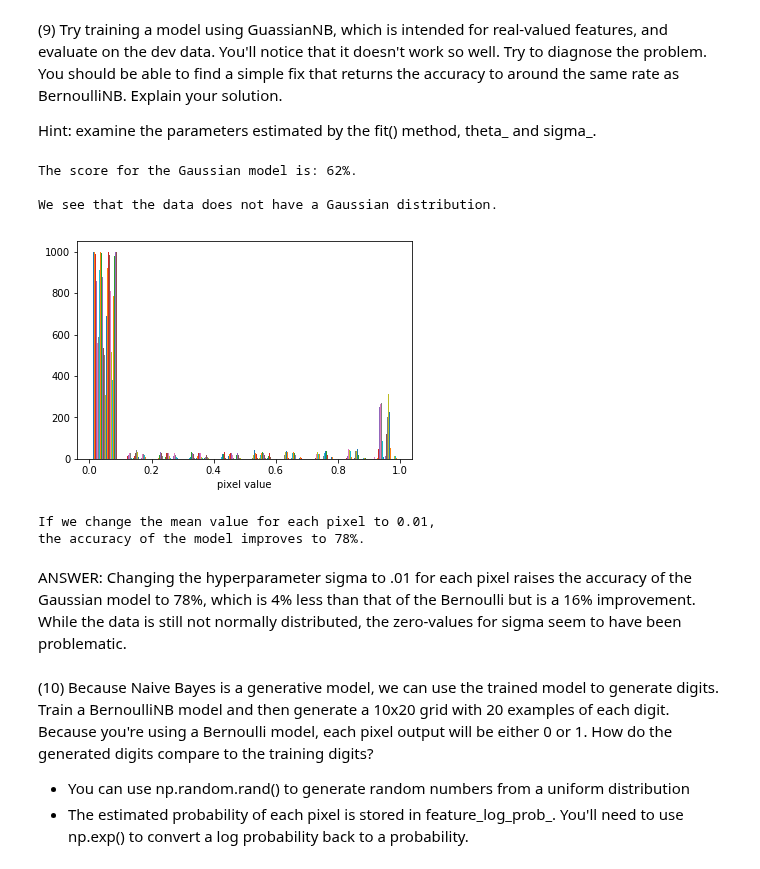
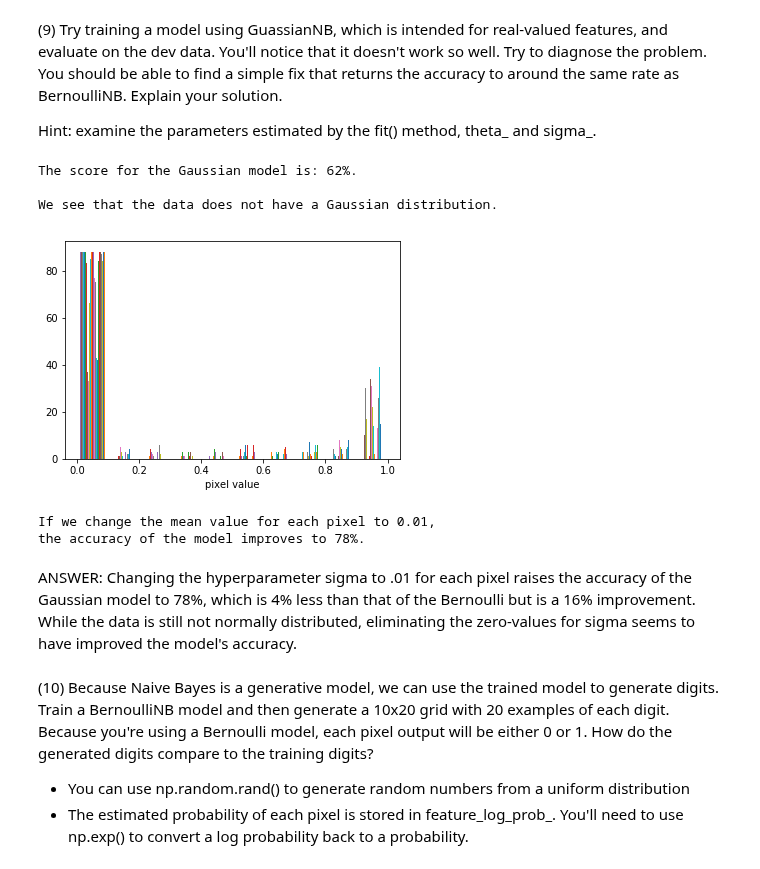
Before and after one commit to dan55/machine_learning, a Jupyter notebook: daniel_elkin_p1.ipynb, the cells around one changed output. Saved outputs shown, nothing was run; the diff lists cells and outputs as text; code cells hidden in the pictures.

```diff
--- a/daniel_elkin_p1.ipynb
+++ b/daniel_elkin_p1.ipynb
@@ -635,40 +641,41 @@ def P9():
 
     # examine why the performance is poor
     print 'We see that the data does not have a Gaussian distribution.'
-    plt.hist(mini_train_data, bins=10)
+    plt.hist(mini_train_data[np.where(mini_train_labels == 5)], bins=10)
     plt.xlabel('pixel value')
     plt.show()
+
 
     # see if why can improve the score by changing
     # them mean value for each pixel
     best_sigma, best_score = -1, score
 
     # attempt sigma values in .01 increments
     for sigma in np.arange(0, 1, 0.01):
         for digit in range(10):
             nb.sigma_[digit] = [sigma * 784]
 
         score = nb.score(dev_data, dev_labels)
 
         if score > best_score:
             best_sigma, best_score = sigma, score
 
     print 'If we change the mean value for each pixel to %s,' % best_sigma
     print 'the accuracy of the model improves to %s%%.' % int(best_score * 100)
 
 
 ### STUDENT END ###
 
 gnb = P9()
 # %% [output]
 The score for the Gaussian model is: 62%.
 
 We see that the data does not have a Gaussian distribution.
-[figure, old version]
+[figure, new version]
 If we change the mean value for each pixel to 0.01,
 the accuracy of the model improves to 78%.
 # %% [markdown]
-ANSWER: Changing the hyperparameter sigma to .01 for each pixel raises the accuracy of the Gaussian model to 78%, which is 4% less than that of the Bernoulli but is a 16% improvement. While the data is still not normally distributed, the zero-values for sigma seem to have been problematic.
+ANSWER: Changing the hyperparameter sigma to .01 for each pixel raises the accuracy of the Gaussian model to 78%, which is 4% less than that of the Bernoulli but is a 16% improvement. While the data is still not normally distributed, eliminating the zero-values for sigma seems to have improved the model's accuracy.
 # %% [markdown]
 (10) Because Naive Bayes is a generative model, we can use the trained model to generate digits. Train a BernoulliNB model and then generate a 10x20 grid with 20 examples of each digit. Because you're using a Bernoulli model, each pixel output will be either 0 or 1. How do the generated digits compare to the training digits?
 
```
Also changed, not shown: parts of 5 cells of this notebook.
